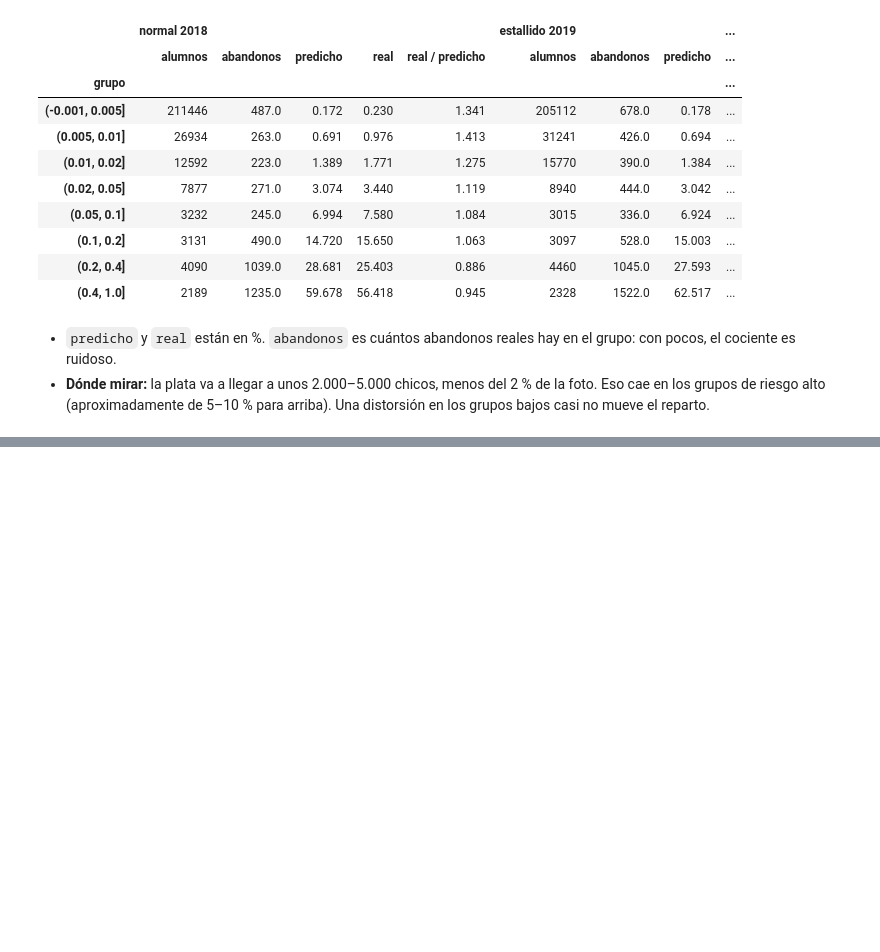
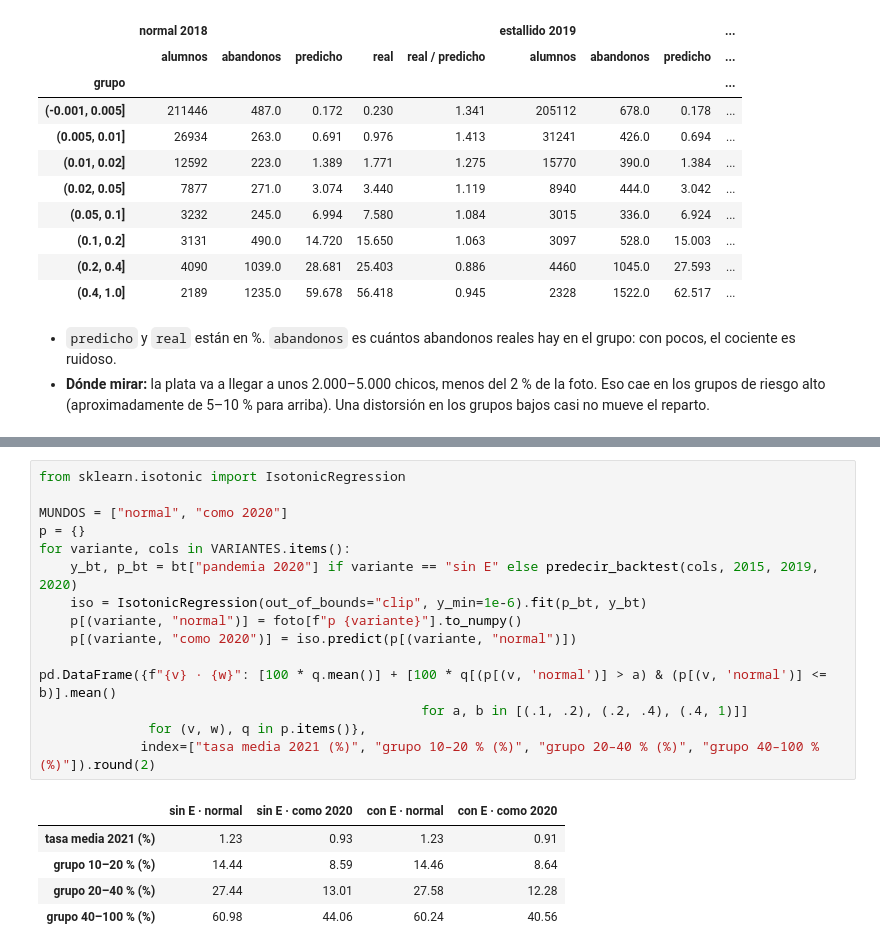
Before and after one commit to OsvaldoFernandez/acd-minedu, a Jupyter notebook: desafio.ipynb, the cells around one changed output, grey strips where cells are left out. Cells and saved outputs as stored; diff of their text form; blank space fills up the shorter version.

```diff
--- a/desafio.ipynb
+++ b/desafio.ipynb
@@ -512,0 +523,21 @@ Lo que sigue:
+# %%
+from sklearn.isotonic import IsotonicRegression
+
+MUNDOS = ["normal", "como 2020"]
+p = {}
+for variante, cols in VARIANTES.items():
+    y_bt, p_bt = bt["pandemia 2020"] if variante == "sin E" else predecir_backtest(cols, 2015, 2019, 2020)
+    iso = IsotonicRegression(out_of_bounds="clip", y_min=1e-6).fit(p_bt, y_bt)
+    p[(variante, "normal")] = foto[f"p {variante}"].to_numpy()
+    p[(variante, "como 2020")] = iso.predict(p[(variante, "normal")])
+
+pd.DataFrame({f"{v} · {w}": [100 * q.mean()] + [100 * q[(p[(v, 'normal')] > a) & (p[(v, 'normal')] <= b)].mean()
+                                                 for a, b in [(.1, .2), (.2, .4), (.4, 1)]]
+              for (v, w), q in p.items()},
+             index=["tasa media 2021 (%)", "grupo 10–20 % (%)", "grupo 20–40 % (%)", "grupo 40–100 % (%)"]).round(2)
+# %% [output]
+|  | sin E · normal | sin E · como 2020 | con E · normal | con E · como 2020 |
+| tasa media 2021 (%) | 1.23 | 0.93 | 1.23 | 0.91 |
+| grupo 10–20 % (%) | 14.44 | 8.59 | 14.46 | 8.64 |
+| grupo 20–40 % (%) | 27.44 | 13.01 | 27.58 | 12.28 |
+| grupo 40–100 % (%) | 60.98 | 44.06 | 60.24 | 40.56 |
```
Also changed, not shown: parts of 14 cells of this notebook.
